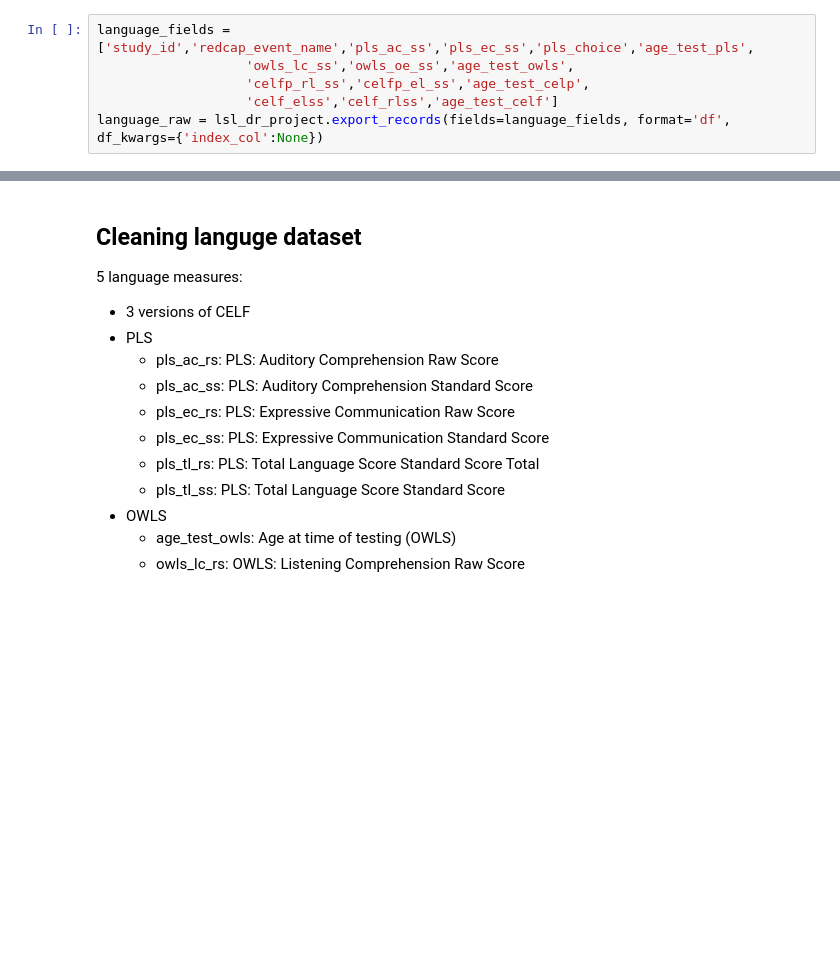
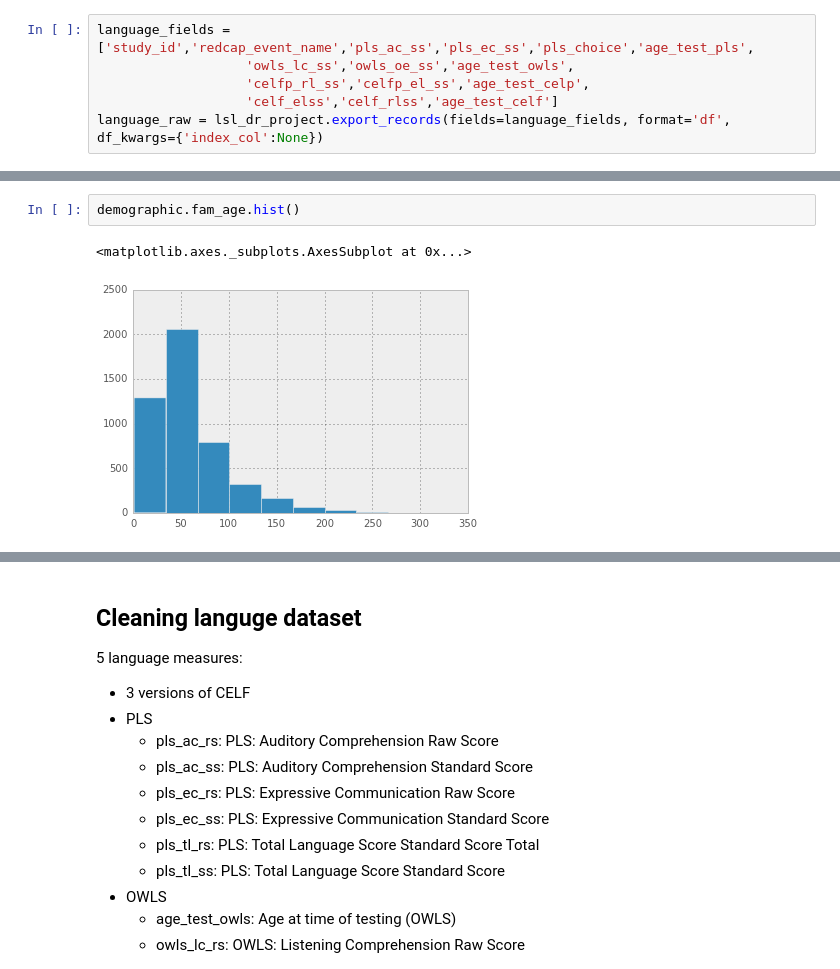
Before and after one commit to fonnesbeck/bimodal-bilateral, a Jupyter notebook: Bimodal-bilateral Analysis.ipynb, the cells around one changed output, grey strips where cells are left out. Cells and saved outputs as stored; diff of their text form; blank space fills up the shorter version.

```diff
--- a/Bimodal-bilateral Analysis.ipynb
+++ b/Bimodal-bilateral Analysis.ipynb
@@ -82,3 +82,8 @@ demographic = lsl_dr_project.export_records(fields=demographic_fields, format='d
+# %%
+demographic.fam_age.hist()
+# %% [output]
+<matplotlib.axes._subplots.AxesSubplot at 0x...>
+[figure, added]
 # %%
 demographic.as_250.hist()
 # %% [output]
```
Also changed, not shown: parts of 32 cells of this notebook, 2 other files.
